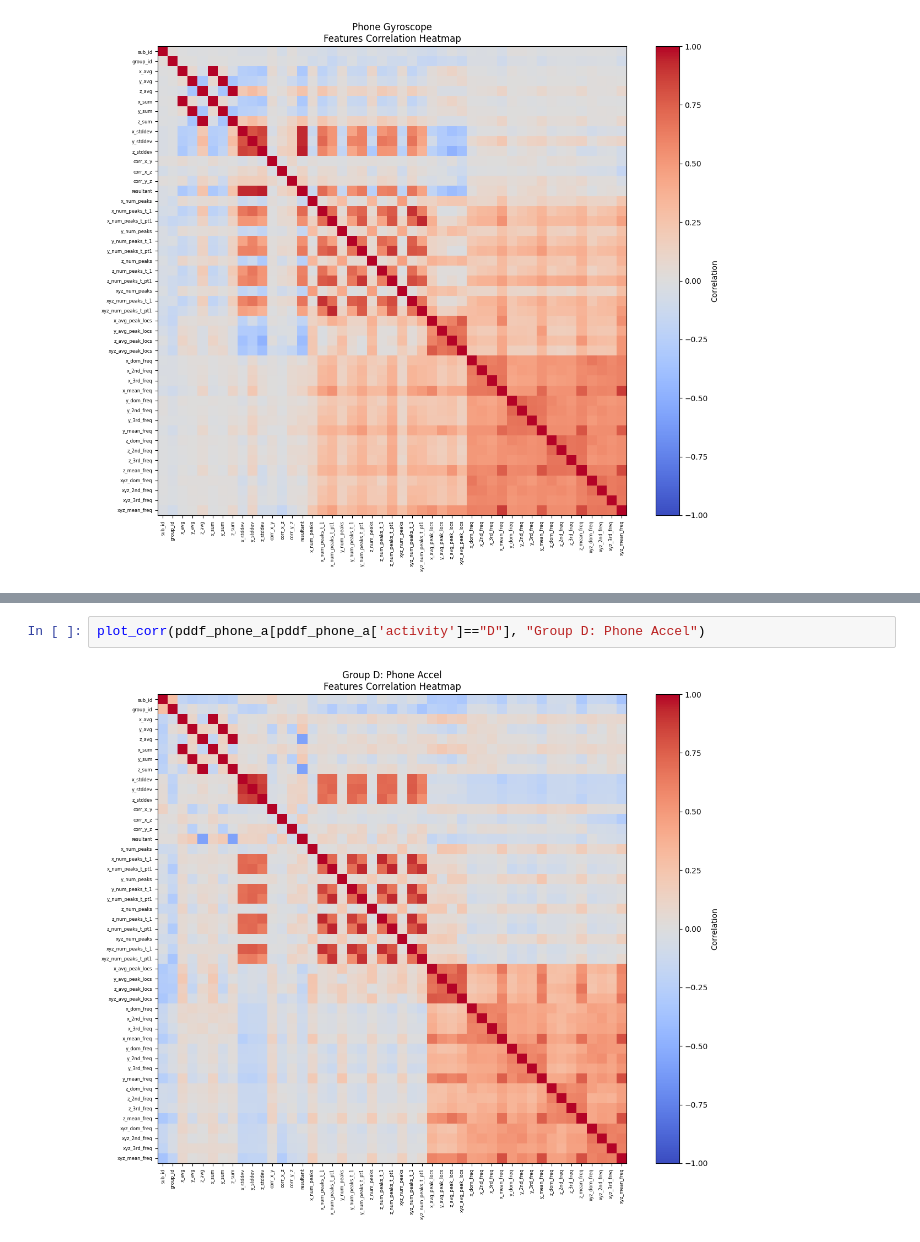
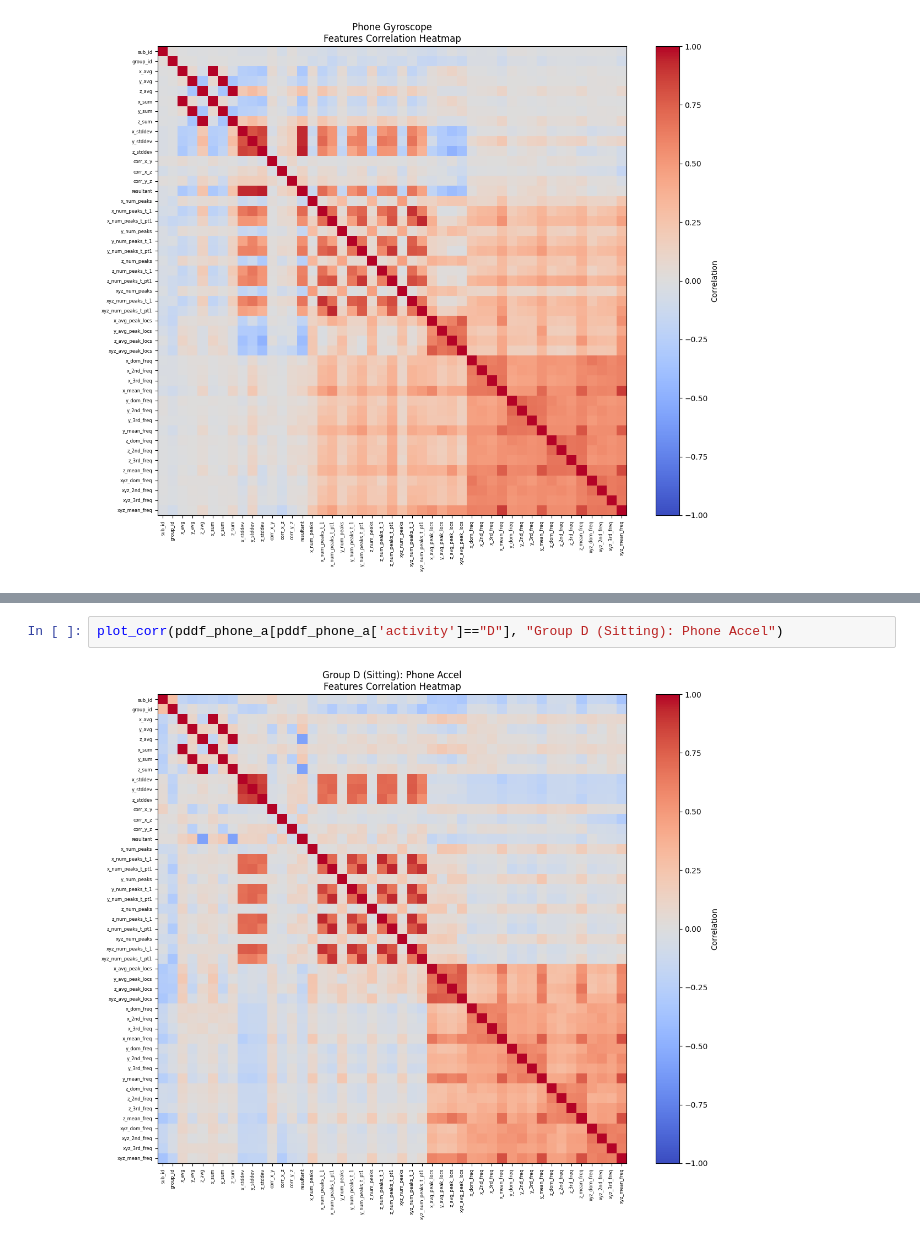
Before and after one commit to tbrehme-v/dse230, a Jupyter notebook: EDA.ipynb, the cells around one changed output, grey strips where cells are left out. Cells and saved outputs as stored; diff of their text form.

```diff
--- a/EDA.ipynb
+++ b/EDA.ipynb
@@ -815,4 +893,4 @@ plot_corr(pddf_phone_a[pddf_phone_a['activity']=="A"], "Group A: Phone Accel")
 # %%
-plot_corr(pddf_phone_a[pddf_phone_a['activity']=="D"], "Group D: Phone Accel")
+plot_corr(pddf_phone_a[pddf_phone_a['activity']=="D"], "Group D (Sitting): Phone Accel")
 # %% [output]
-[figure, old version]
+[figure, new version]
```
Also changed, not shown: parts of 7 cells of this notebook.
